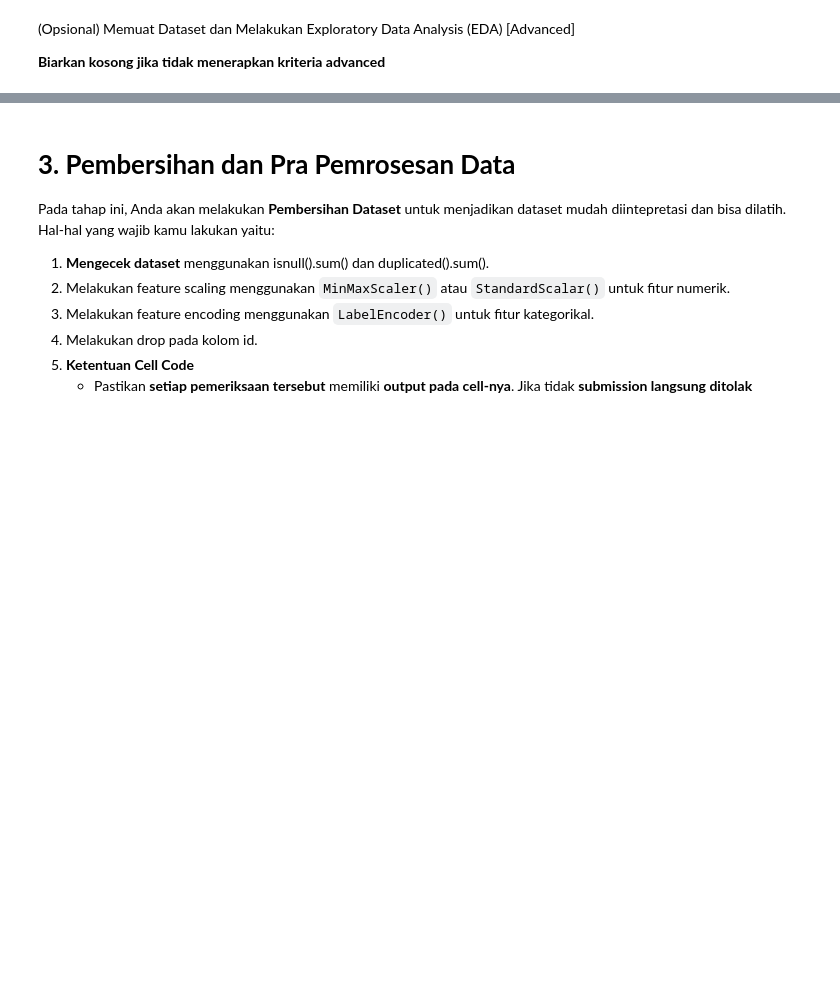
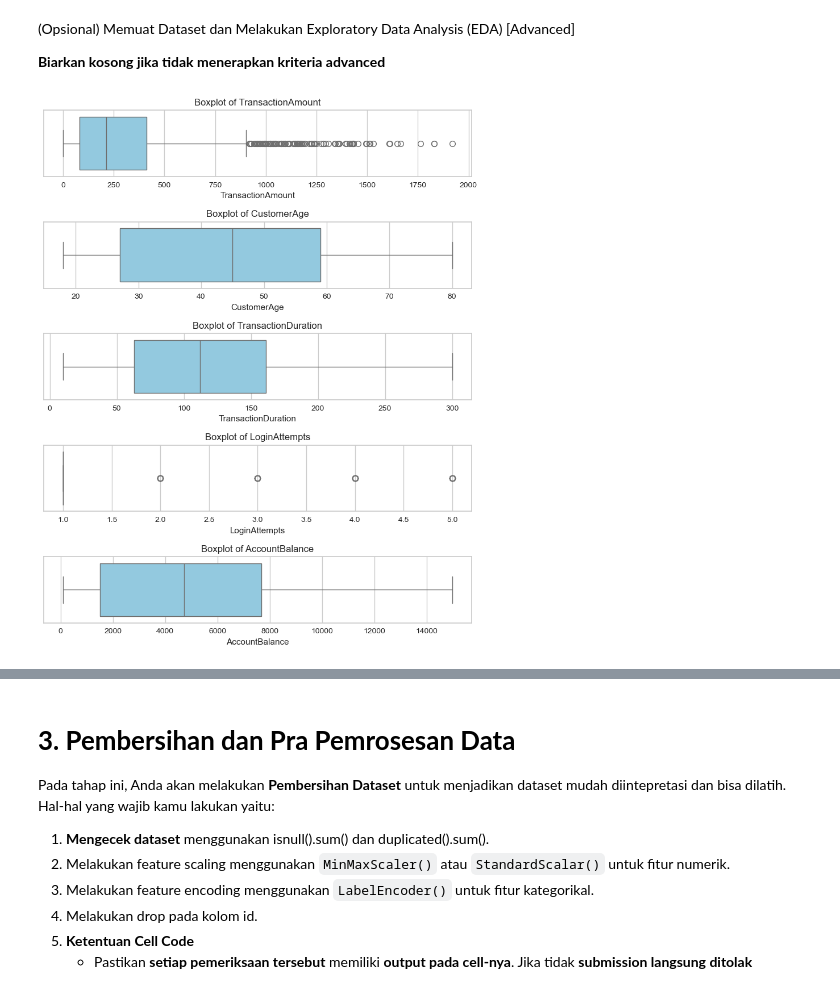
Before and after one commit to Sulbae/ML-Supervised-Unsupervised, a Jupyter notebook: [Clustering]_Submission_Akhir_BMLP_Anggun-Sulis-Setyawan.ipynb, the cells around one changed output, grey strips where cells are left out. Cells and saved outputs as stored; diff of their text form; code cells hidden in the pictures; blank space fills up the shorter version.

```diff
--- a/[Clustering]_Submission_Akhir_BMLP_Anggun-Sulis-Setyawan.ipynb
+++ b/[Clustering]_Submission_Akhir_BMLP_Anggun-Sulis-Setyawan.ipynb
@@ -156 +168,16 @@ plt.show()
+# %%
+# Visualisasi Boxplot
+num_cols = df.select_dtypes(include=[np.number]).columns
+
+fig, axes = plt.subplots(len(num_cols), 1, figsize=(8, 2 * len(num_cols)))
+
+for i, col in enumerate(num_cols):
+    sns.boxplot(x=df[col], orient='h', ax=axes[i], color='skyblue')
+    axes[i].set_title(f'Boxplot of {col}')
+    axes[i].set_xlabel(col)
+
+plt.tight_layout()
+plt.show()
+# %% [output]
+[figure, added]
 # %%
```
Also changed, not shown: parts of 14 cells of this notebook.
